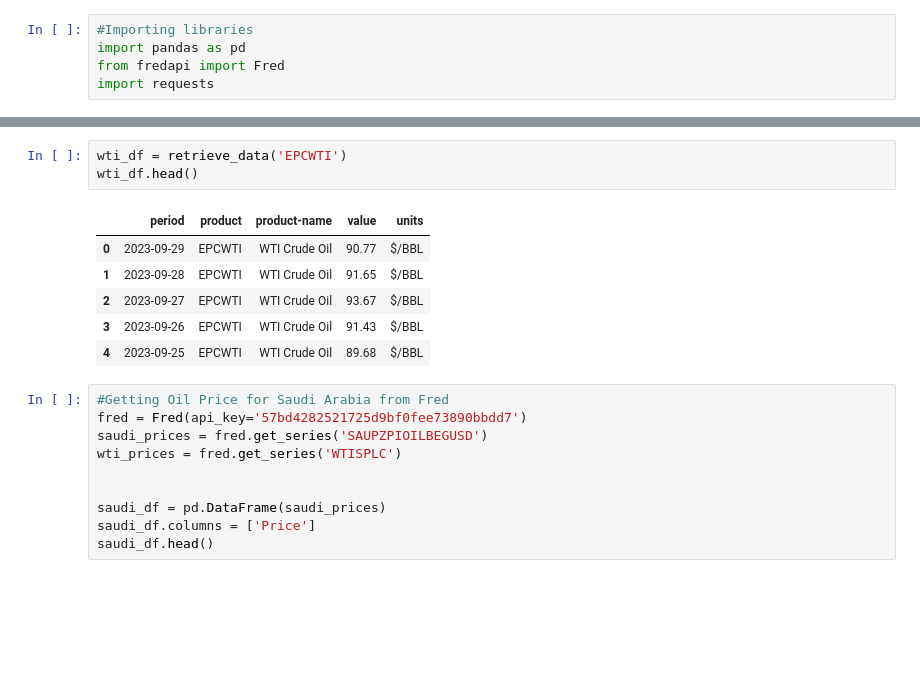
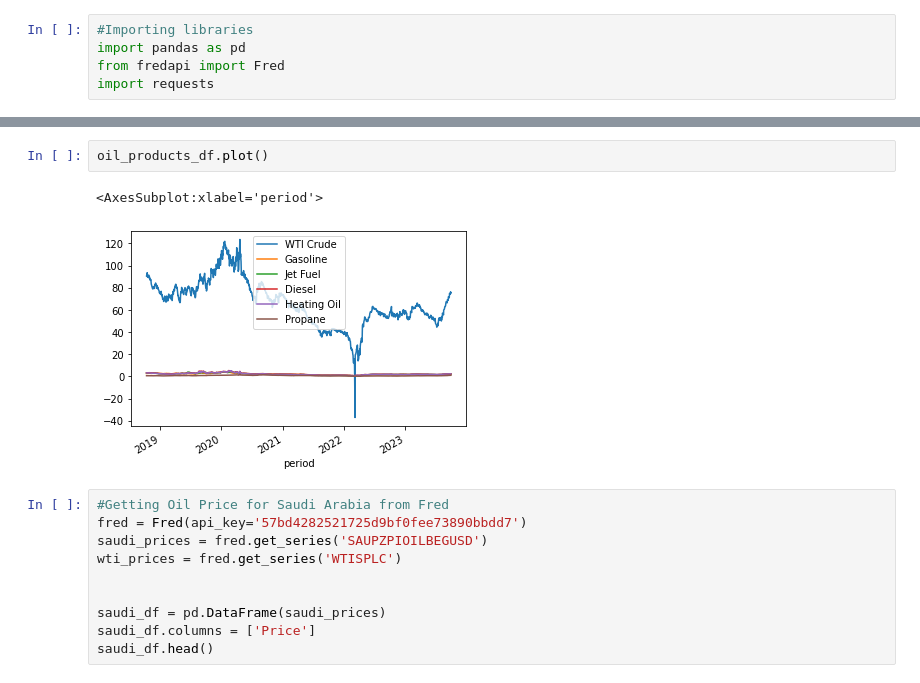
Before and after one commit to timdanilov/capstone-project, a Jupyter notebook: capstone.ipynb, the cells around one changed output, grey strips where cells are left out. Saved outputs shown, nothing was run; the diff lists cells and outputs as text; blank space fills up the shorter version.

```diff
--- a/capstone.ipynb
+++ b/capstone.ipynb
@@ -58,13 +73,8 @@ wti_df.head()
-# %%
-wti_df = retrieve_data('EPCWTI')
-wti_df.head()
-# %% [output]
-|  | period | product | product-name | value | units |
-| 0 | 2023-09-29 | EPCWTI | WTI Crude Oil | 90.77 | $/BBL |
-| 1 | 2023-09-28 | EPCWTI | WTI Crude Oil | 91.65 | $/BBL |
-| 2 | 2023-09-27 | EPCWTI | WTI Crude Oil | 93.67 | $/BBL |
-| 3 | 2023-09-26 | EPCWTI | WTI Crude Oil | 91.43 | $/BBL |
-| 4 | 2023-09-25 | EPCWTI | WTI Crude Oil | 89.68 | $/BBL |
+# %%
+oil_products_df.plot()
+# %% [output]
+<AxesSubplot:xlabel='period'>
+[figure, added]
 # %%
 #Getting Oil Price for Saudi Arabia from Fred
 fred = Fred(api_key='57bd4282521725d9bf0fee73890bbdd7')
```
Also changed, not shown: parts of 3 cells of this notebook.
